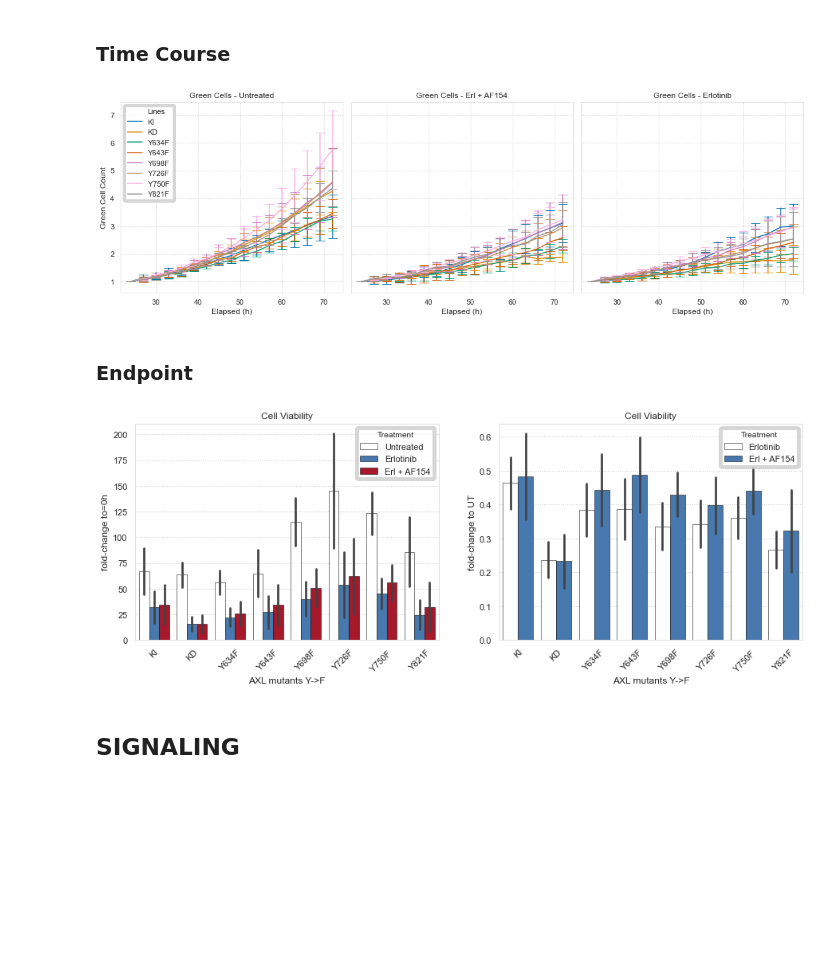
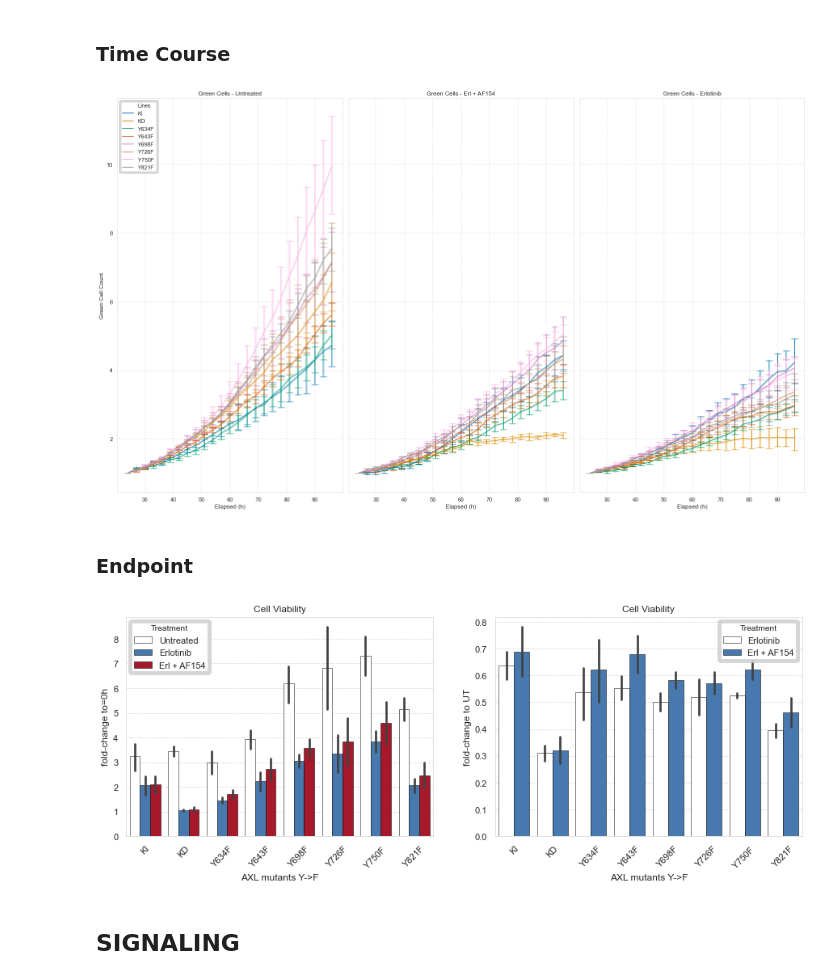
Before and after one commit to meyer-lab/DDMC, a Jupyter notebook: Fig1-CellViability.ipynb, the cells around one changed output. Cells and saved outputs as stored; diff of their text form; code cells hidden in the pictures; blank space fills up the shorter version.

```diff
--- a/Fig1-CellViability.ipynb
+++ b/Fig1-CellViability.ipynb
@@ -69,9 +64,9 @@ fig, ax = plt.subplots(nrows=1, ncols=3, figsize=(20, 12), sharey=True, sharex=T
 
 for i in range(len(t1)):
     title = t2[i]
-    FC_timecourse(ax[i], ds, itp, ftp, lines, t1[i], title, ylabel, FC=False)
+    FC_timecourse(ax[i], ds, itp, ftp, lines, t1[i], title, ylabel, FC=True)
 
 plt.tight_layout()
 
-fig.savefig("TimeLapse_AXLmutants.png")
+#fig.savefig("TimeLapse_AXLmutants.png")
 # %% [output]
@@ -190,23 +181,23 @@ for br in all_lines:
     all_lines_cut.append(br)
 # %%
 dsgreen = all_lines_cut[:4]
-dsgreen1 = ds[:3]
 
-dsconf = all_lines_cut[4:]
-dsconf1 = dsconf[:3]
+
+dsgreenconf = all_lines_cut[4:]
+
 glines = lines[2:]
 ylabel = "Green Cell Count"
 # %%
-fig, ax = plt.subplots(nrows=1, ncols=3, figsize=(15, 5), sharey=True, sharex=True)
+fig, ax = plt.subplots(nrows=1, ncols=3, figsize=(20, 12), sharey=True, sharex=True)
 itp = 24
-ftp = 72
+ftp = 96
 for i in range(len(t1)):
     title = "Green Cells - " + t2[i]
-    FC_timecourse(ax[i], dsconf, itp, ftp, glines, t1[i], title, ylabel, FC=True)
+    FC_timecourse(ax[i], dsgreenconf, itp, ftp, glines, t1[i], title, ylabel, FC=True)
 
 plt.tight_layout()
 # %% [output]
-[figure, old version]
+[figure, new version]
 # %% [markdown]
 ### Endpoint
 # %%
@@ -216,10 +207,10 @@ ftp = 72
 itp = 24
 
 
-barplot_UtErlAF154(ax[0], glines, ds1, itp, ftp, tr1, tr2, "fold-change to=0h", "Cell Viability", FC=False, colors=c)
-barplotFC_TvsUT(ax[1], ds1, itp, ftp, glines, tr1, tr2, "Cell Viability", FC=False, colors=c)
+barplot_UtErlAF154(ax[0], glines, dsgreenconf, itp, ftp, tr1, tr2, "fold-change to=0h", "Cell Viability", FC=False, colors=c)
+barplotFC_TvsUT(ax[1], dsgreenconf, itp, ftp, glines, tr1, tr2, "Cell Viability", FC=False, colors=c)
 # %% [output]
-[figure, old version]
+[figure, new version]
 # %% [markdown]
 ## SIGNALING
 # %% [markdown]
```
Also changed, not shown: parts of 7 cells of this notebook, 2 other files.
